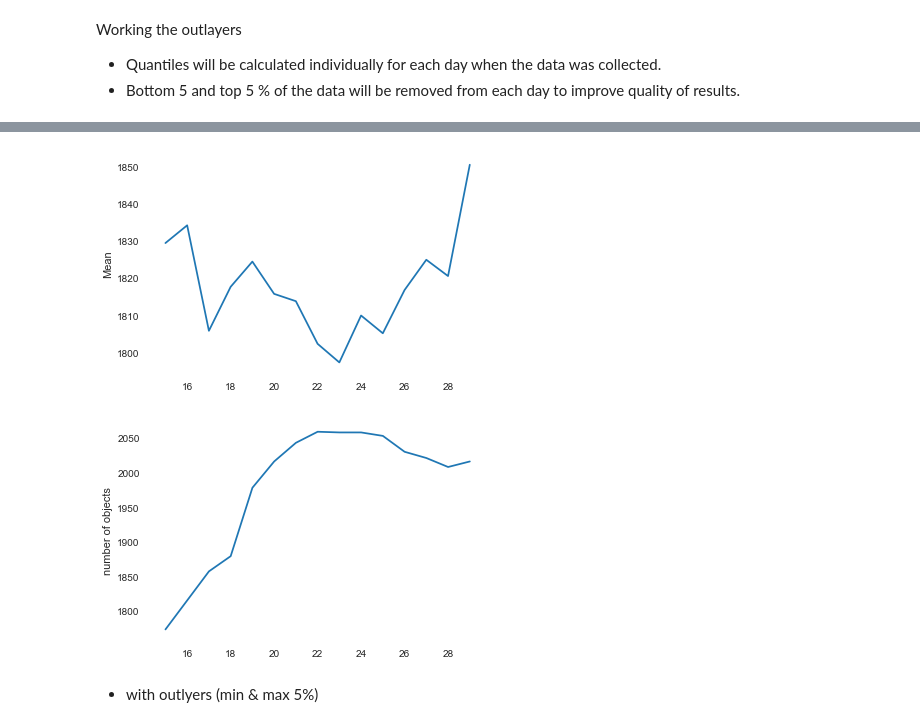
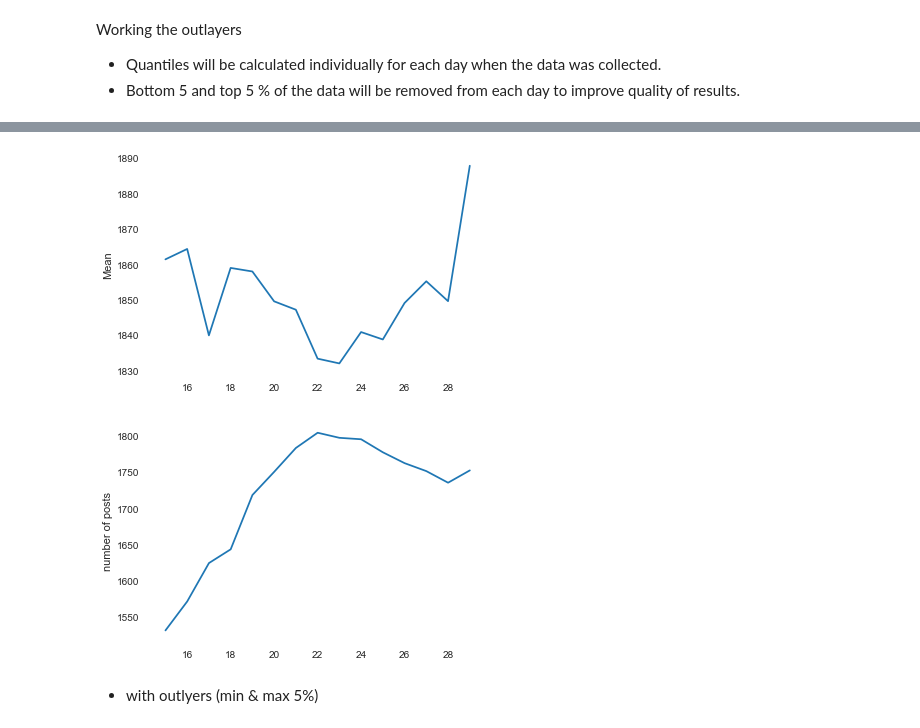
Before and after one commit to LinasJurkauskas/Vilnius-Real-Estate-market-exploration, a Jupyter notebook: Vilnius real estate used apartments' market analysis.ipynb, the cells around one changed output, grey strips where cells are left out. Saved outputs shown, nothing was run; the diff lists cells and outputs as text; code cells hidden in the pictures.

Commit message:
data prep updates

```diff
--- a/Vilnius real estate used apartments' market analysis.ipynb
+++ b/Vilnius real estate used apartments' market analysis.ipynb
@@ -28,5 +29,7 @@ from toai.imports import *
 #import REP_Functions as rf
 import data_prep
 # %%
-df_raw = data_prep.df_creation()
+df_raw = data_prep.create_df_raw()
+
+df_raw.head()
 # %% [output]
@@ -34,20 +42,0 @@ NameError: name 'df' is not defined
-# %%
-#load the raw data:
-df_raw = pd.read_excel(r'C:\Users\tiesi\Class D\Vilnius-Real-Estate-market-exploration\Data.xlsx', index_col=0)
-#remove data from new apartments:
-df_raw = df_raw[df_raw['year']< 2019]
-#remove data from exceptionally big apartments(projects):
-df_raw = df_raw[df_raw['space_sq_m']< 120]
-#keep only selling apartments (type = 1)  data:
-df_raw = df_raw[df_raw['type'] == 1]
-#update column types:
-df_raw['log_date'] = pd.to_datetime(df_raw['log_date'])
-
-#create week column
-df_raw['week'] = df_raw['log_date'].dt.week
-
-#select the columns for analysis
-df_raw_columns = [ 'log_date', 'district', 'street', 'year', 'total_price',
-       'price_sq_m', 'nr_rooms', 'space_sq_m', 'floor', 'nr_floors', 'state', 'type', 'week']
-
-df_raw = df_raw[df_columns]
@@ -186,0 +47,2 @@ quantiles_range
+# %%
+df, df_agg = data_prep.create_df(df_raw)
@@ -187,21 +65,21 @@ quantiles_range
 # %%
-plt.plot(quantiles_range['Mean'])
+plt.plot(df_agg['Mean'])
 plt.ylabel('Mean')
 #axes = plt.gca()
 #axes.set_xlim([0,2500])
 #axes.set_ylim([1800,1850])
 plt.show()
 # %% [output]
-[figure, old version]
+[figure, new version]
 # %%
-plt.plot(quantiles_range['nr_objects'])
-plt.ylabel('number of objects')
+plt.plot(df_agg['nr_objects'])
+plt.ylabel('number of posts')
 #axes = plt.gca()
 #axes.set_xlim([0,2500])
 #axes.set_ylim([1500,2200])
 plt.show()
 # %% [output]
-[figure, old version]
+[figure, new version]
 # %%
 # plt.plot( 'log_date', 'Q1', data=quantiles_range, marker='o', markerfacecolor='blue', markersize=12, color='skyblue', linewidth=4)
 # plt.plot( 'log_date', 'Q2', data=quantiles_range, marker='', color='olive', linewidth=2)
```
Also changed, not shown: parts of 17 cells of this notebook, 1 other file.
